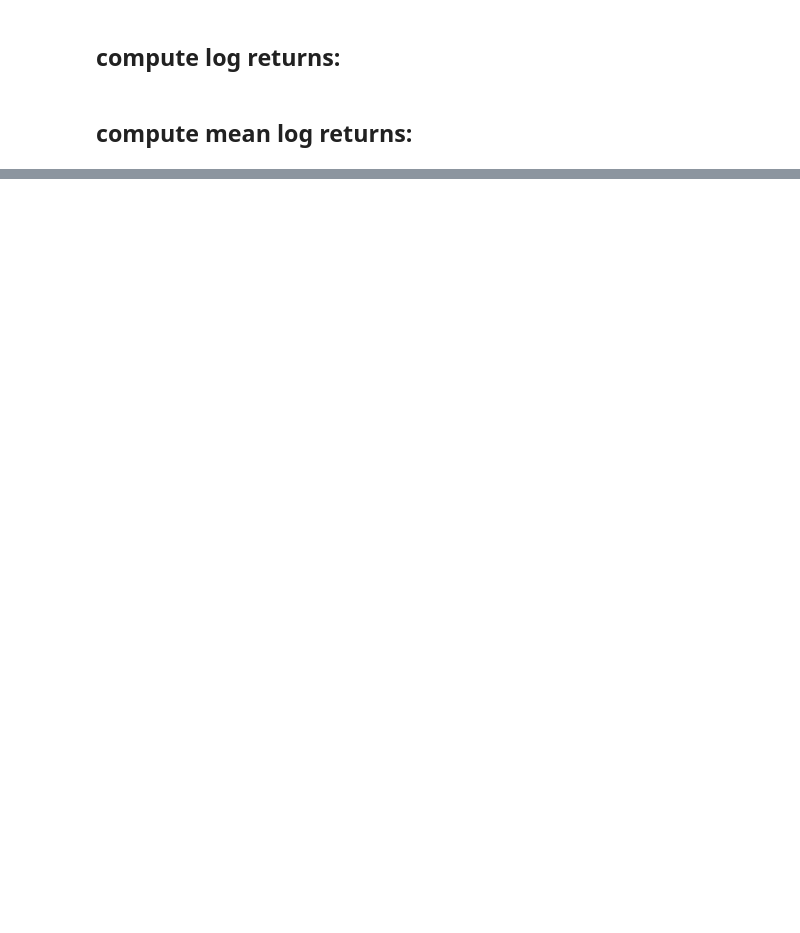
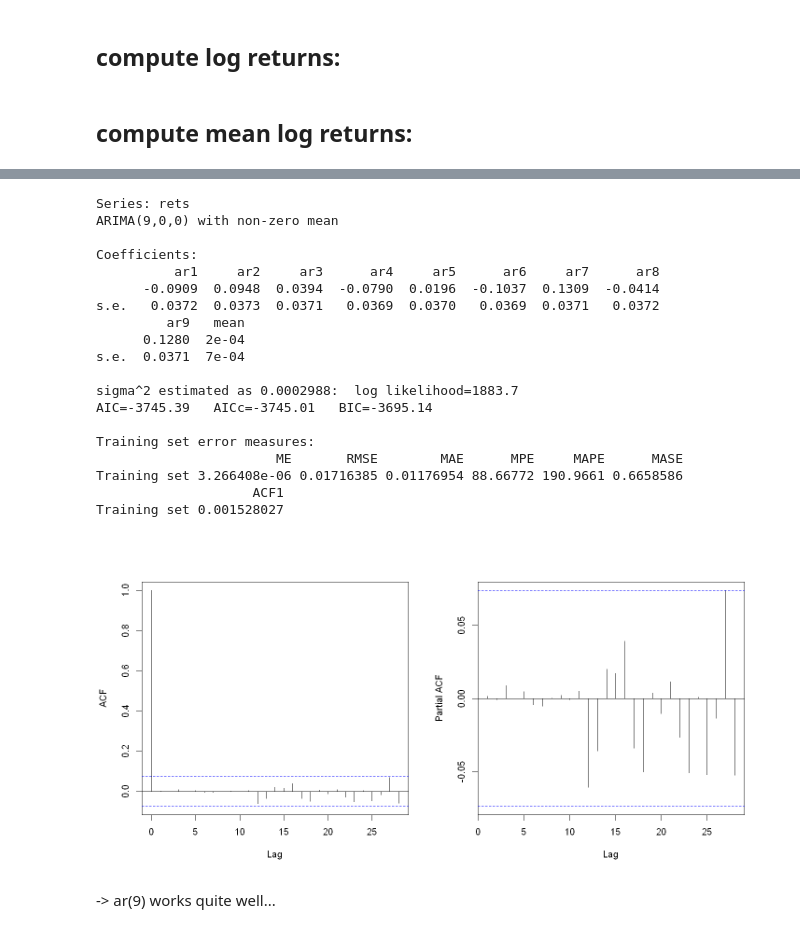
Before and after one commit to hawk-s/Financial_Econometrics, a Jupyter notebook: HA2/HA2_P2.ipynb, the cells around one changed output, grey strips where cells are left out. Cells and saved outputs as stored; diff of their text form; code cells hidden in the pictures; blank space fills up the shorter version.

```diff
--- a/HA2/HA2_P2.ipynb
+++ b/HA2/HA2_P2.ipynb
@@ -101,0 +237,31 @@ ERROR: Error in as.data.frame(x): argument "x" is missing, with no default
+# %%
+library(forecast)
+rets_ar2 <- Arima(rets, order = c(9, 0, 0))
+summary (rets_ar2)
+
+par(mfrow = c(1, 2))
+acf(rets_ar2$residuals, main = NA)
+pacf(rets_ar2$residuals, main = NA)
+# %% [output]
+Series: rets
+ARIMA(9,0,0) with non-zero mean
+
+Coefficients:
+          ar1     ar2     ar3      ar4     ar5      ar6     ar7      ar8
+      -0.0909  0.0948  0.0394  -0.0790  0.0196  -0.1037  0.1309  -0.0414
+s.e.   0.0372  0.0373  0.0371   0.0369  0.0370   0.0369  0.0371   0.0372
+         ar9   mean
+      0.1280  2e-04
+s.e.  0.0371  7e-04
+
+sigma^2 estimated as 0.0002988:  log likelihood=1883.7
+AIC=-3745.39   AICc=-3745.01   BIC=-3695.14
+
+Training set error measures:
+                       ME       RMSE        MAE      MPE     MAPE      MASE
+Training set 3.266408e-06 0.01716385 0.01176954 88.66772 190.9661 0.6658586
+                    ACF1
+Training set 0.001528027
+[figure, added]
+# %% [markdown]
+-> ar(9) works quite well...
```
Also changed, not shown: parts of 15 cells of this notebook.
